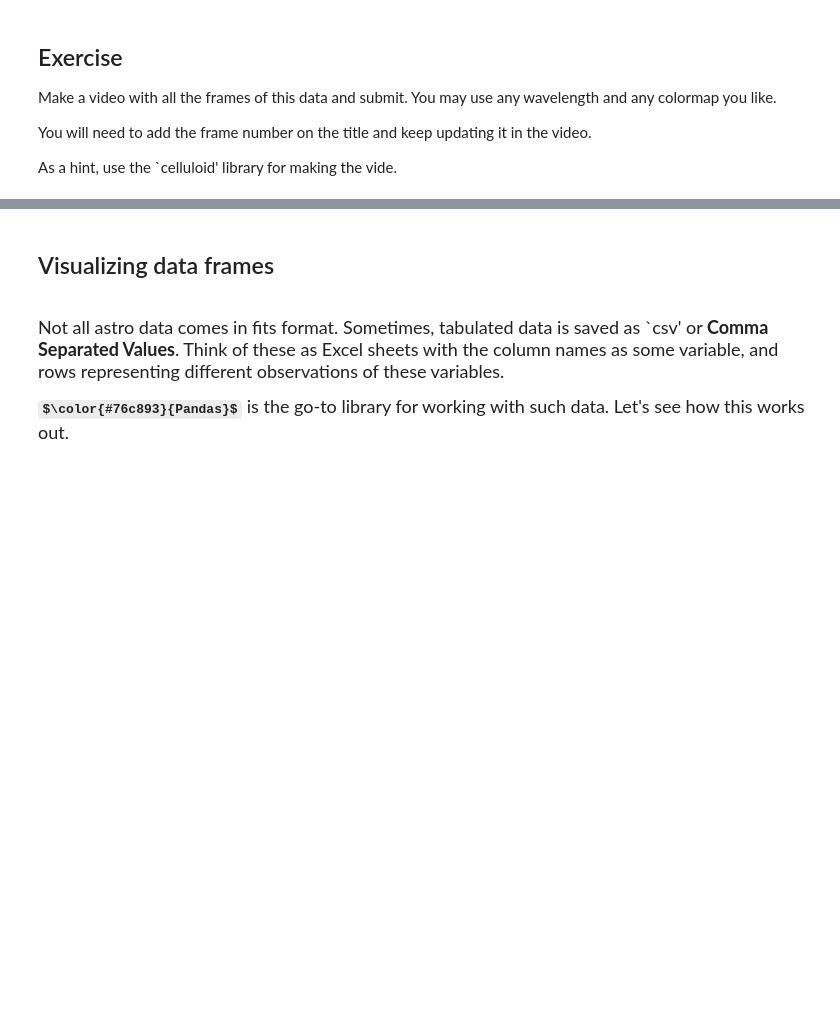
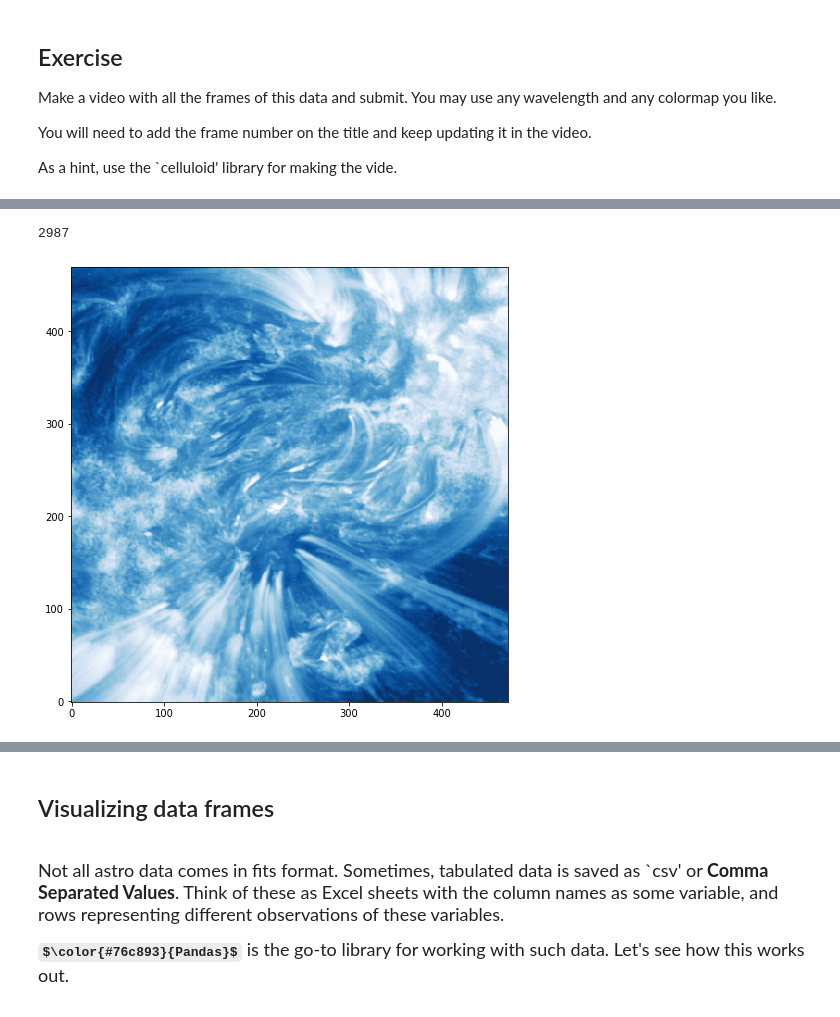
Before and after one commit to Vishal-Upendran/IUCAASummerSchool2021, a Jupyter notebook: Python_Intro.ipynb, the cells around one changed output, grey strips where cells are left out. Drawn from its saved outputs; the diff is of its cells as text; code cells hidden in the pictures; some formulas as TeX source; blank space fills up the shorter version.

```diff
--- a/Python_Intro.ipynb
+++ b/Python_Intro.ipynb
@@ -362,6 +381,17 @@ Successfully installed celluloid-0.2.0
 # %%
 from celluloid import Camera
+# %%
+aiadata.shape[0]
+# %% [output]
+2987
 # %%
 # Write code to load data, take frame and then make video.
-
 # Check the example code here and adapt it: https://github.com/jwkvam/celluloid.
+fig = plt.figure(figsize=(8,8))
+camera = Camera(fig)
+for ind in np.arange(10):
+    val = np.log10(aiadata[ind])
+    plt.imshow(val,cmap='Blues_r',clim=(np.nanpercentile(np.log10(aiadata),5),np.nanpercentile(np.log10(aiadata),99)),origin='lower')
+    camera.snap()
+# %% [output]
+[figure, added]
```
Also changed, not shown: parts of 12 cells of this notebook.
